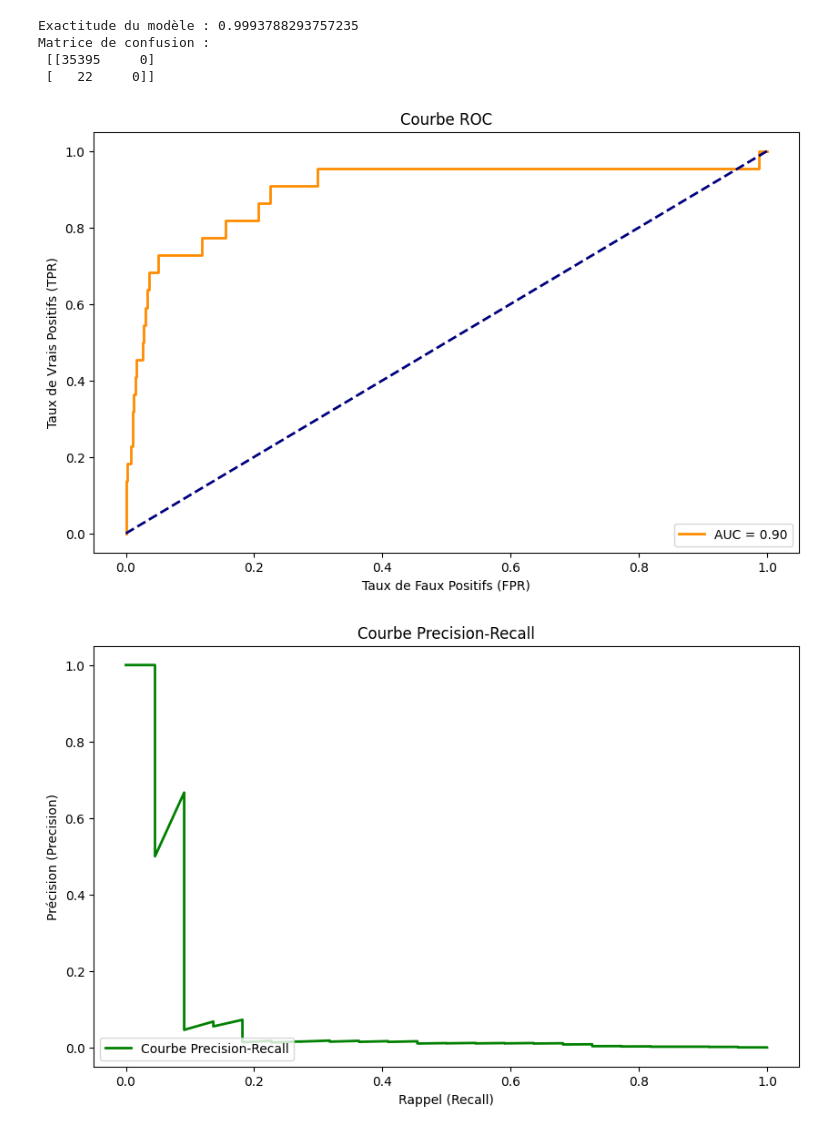
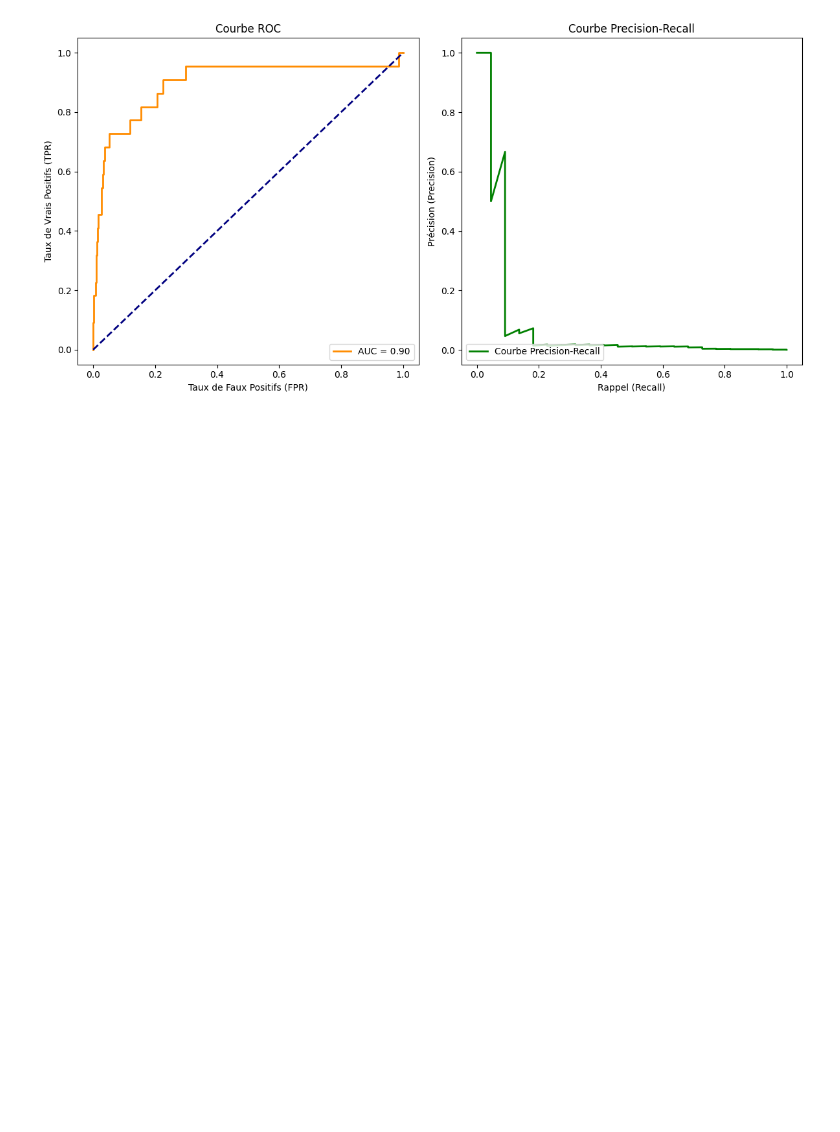
Before and after one commit to Paulin178/Machine-Learning, a Jupyter notebook: Untitled1.ipynb, the cells around one changed output. Cells and saved outputs as stored; diff of their text form; code cells hidden in the pictures; blank space fills up the shorter version.

```diff
--- a/Untitled1.ipynb
+++ b/Untitled1.ipynb
@@ -6,13 +6,10 @@ import pandas as pd
 from sklearn.model_selection import train_test_split
 from sklearn.linear_model import LogisticRegression
 from sklearn.preprocessing import StandardScaler
-from sklearn.metrics import accuracy_score, confusion_matrix, roc_curve, auc
+from sklearn.metrics import accuracy_score, confusion_matrix, roc_curve, auc, precision_recall_curve
 from joblib import dump
-import seaborn as sns
 import matplotlib.pyplot as plt
 from sklearn.preprocessing import LabelEncoder
-
-
 
 # Chargement des données à partir du fichier CSV
 data = pd.read_csv('clear_data.csv')
@@ -21,35 +18,33 @@ data = pd.read_csv('clear_data.csv')
 selected_columns = ['step', 'type', 'amount', 'nameOrig', 'oldbalanceOrg', 'newbalanceOrig',
                     'nameDest', 'oldbalanceDest', 'newbalanceDest', 'isFlaggedFraud', 'isFraud']
 
-#Cette ligne est utilisée pour sélectionner uniquement les colonnes spécifiées
-#dans la liste selected_columns à partir du DataFrame data.
-#Cela permet de filtrer le DataFrame initial et de conserver uniquement les colonnes
-#jugées pertinentes pour l analyse ou la modélisation.
-
+# Cette ligne est utilisée pour sélectionner uniquement les colonnes spécifiées
+# dans la liste selected_columns à partir du DataFrame data.
+# Cela permet de filtrer le DataFrame initial et de conserver uniquement les colonnes
+# jugées pertinentes pour l'analyse ou la modélisation.
 data = data[selected_columns]
 
-#La ligne de code data.dropna(inplace=True) est utilisée pour supprimer les lignes contenant
-#des valeurs manquantes (NaN) du DataFrame data. Cette opération est réalisée de manière inplace,
-#ce qui signifie que le DataFrame original est modifié directement, plutôt que de créer une copie modifiée.
+# La ligne de code data.dropna(inplace=True) est utilisée pour supprimer les lignes contenant
+# des valeurs manquantes (NaN) du DataFrame data. Cette opération est réalisée de manière inplace,
+# ce qui signifie que le DataFrame original est modifié directement, plutôt que de créer une copie modifiée.
 data.dropna(inplace=True)
 
 # Encodage des variables catégorielles avec LabelEncoder
 
-#Cela crée une instance de la classe LabelEncoder de scikit-learn. LabelEncoder est utilisé pour transformer les étiquettes de texte en nombres.
-# Encodage des variables catégorielles avec LabelEncoder
+# Cela crée une instance de la classe LabelEncoder de scikit-learn. LabelEncoder est utilisé pour transformer les étiquettes de texte en nombres.
 label_encoder = LabelEncoder()
-#Cela définit une liste de noms de colonnes dans le DataFrame data qui contiennent des variables catégorielles que nous voulons encoder.
+# Cela définit une liste de noms de colonnes dans le DataFrame data qui contiennent des variables catégorielles que nous voulons encoder.
 categorical_columns = ['type', 'nameOrig', 'nameDest']
-#C'est une boucle qui itère sur chaque nom de colonne dans categorical_columns.
+# C'est une boucle qui itère sur chaque nom de colonne dans categorical_columns.
 for col in categorical_columns:
-# À chaque itération de la boucle, cette ligne de code applique la méthode fit_transform de LabelEncoder à la colonne spécifiée par col dans le DataFrame data. Cette méthode ajuste le transformateur aux données de cette colonne (ajuste le mapping des catégories aux entiers) et transforme les valeurs de la colonne en entiers. Les résultats sont stockés dans la même colonne du DataFrame data.
+    # À chaque itération de la boucle, cette ligne de code applique la méthode fit_transform de LabelEncoder à la colonne spécifiée par col dans le DataFrame data. Cette méthode ajuste le transformateur aux données de cette colonne (ajuste le mapping des catégories aux entiers) et transforme les valeurs de la colonne en entiers. Les résultats sont stockés dans la même colonne du DataFrame data.
     data[col] = label_encoder.fit_transform(data[col])
 
 # Séparation des caractéristiques (X) et de la variable cible (y)
 
-#Cette ligne crée la variable X, qui représente les caractéristiques (features) de nos données. La fonction drop est utilisée pour exclure la colonne 'isFraud' de l'ensemble de données. L'argument axis=1 indique que nous voulons supprimer une colonne (par opposition à une ligne). Ainsi, X contient toutes les colonnes de l'ensemble de données sauf la colonne 'isFraud'.
+# Cette ligne crée la variable X, qui représente les caractéristiques (features) de nos données. La fonction drop est utilisée pour exclure la colonne 'isFraud' de l'ensemble de données. L'argument axis=1 indique que nous voulons supprimer une colonne (par opposition à une ligne). Ainsi, X contient toutes les colonnes de l'ensemble de données sauf la colonne 'isFraud'.
 X = data.drop('isFraud', axis=1)
-#Cette ligne crée la variable y, qui représente la variable cible que nous cherchons à prédire. Ici, 'isFraud' est la colonne que nous voulons prédire. Ainsi, y contient les étiquettes associées à chaque exemple dans notre ensemble de données, indiquant si un exemple est une fraude ou non.
+# Cette ligne crée la variable y, qui représente la variable cible que nous cherchons à prédire. Ici, 'isFraud' est la colonne que nous voulons prédire. Ainsi, y contient les étiquettes associées à chaque exemple dans notre ensemble de données, indiquant si un exemple est une fraude ou non.
 y = data['isFraud']
 
 # Division des données en ensembles d'entraînement et de test
@@ -65,58 +60,41 @@ X_test_scaled = scaler.transform(X_test)
 model = LogisticRegression(max_iter=1000, solver='liblinear')
 
 # Entraînement du modèle sur l'ensemble d'entraînement mis à l'échelle
-# cette ligne de code crée un modèle de régression logistique avec des paramètres spécifiques, notamment un nombre maximum d'itérations de 1000 et l'utilisation du solver 'liblinear'. Ces paramètres sont ajustés en fonction des caractéristiques du jeu de données et des exigences d'optimisation.
+# Cette ligne de code crée un modèle de régression logistique avec des paramètres spécifiques, notamment un nombre maximum d'itérations de 1000 et l'utilisation du solver 'liblinear'. Ces paramètres sont ajustés en fonction des caractéristiques du jeu de données et des exigences d'optimisation.
 model.fit(X_train_scaled, y_train)
-
-# Prédictions sur l'ensemble de test
-# cette ligne de code génère les prédictions du modèle sur l'ensemble de test en utilisant les données de test qui ont été mises à l'échelle. Les prédictions résultantes (y_pred) sont utilisées ultérieurement pour évaluer les performances du modèle.
-y_pred = model.predict(X_test_scaled)
-
-# Calcul de l'exactitude (accuracy) du modèle
-accuracy = accuracy_score(y_test, y_pred)
-print("Exactitude du modèle :", accuracy)
-
-# Matrice de confusion pour évaluer les prédictions
-conf_matrix = confusion_matrix(y_test, y_pred)
-print("Matrice de confusion :\n", conf_matrix)
 
 # Prédictions de probabilité sur l'ensemble de test
 y_prob = model.predict_proba(X_test_scaled)[:, 1]
 
 # Calcul des taux de faux positifs (FPR) et des taux de vrais positifs (TPR)
 fpr, tpr, _ = roc_curve(y_test, y_prob)
 
-# Calcul de l'AUC (Area Under the Curve)
+# Calcul de l'AUC (Area Under the Curve) pour la courbe ROC
 roc_auc = auc(fpr, tpr)
 
 # Affichage de la courbe ROC
-plt.figure(figsize=(10, 6))
+plt.figure(figsize=(12, 6))
+
+plt.subplot(1, 2, 1)
 plt.plot(fpr, tpr, color='darkorange', lw=2, label=f'AUC = {roc_auc:.2f}')
 plt.plot([0, 1], [0, 1], color='navy', lw=2, linestyle='--')
 plt.xlabel('Taux de Faux Positifs (FPR)')
 plt.ylabel('Taux de Vrais Positifs (TPR)')
 plt.title('Courbe ROC')
 plt.legend(loc='lower right')
 
 # Calcul des précisions et des rappels pour la courbe Precision-Recall
 precision, recall, _ = precision_recall_curve(y_test, y_prob)
 
 # Affichage de la courbe Precision-Recall
-plt.figure(figsize=(10, 6))
+plt.subplot(1, 2, 2)
 plt.plot(recall, precision, color='green', lw=2, label='Courbe Precision-Recall')
 plt.xlabel('Rappel (Recall)')
 plt.ylabel('Précision (Precision)')
 plt.title('Courbe Precision-Recall')
 plt.legend(loc='lower left')
+
+plt.tight_layout()
 plt.show()
-
-
-# Sauvegarde du modèle
-#dump(model, 'model.pkl')
 # %% [output]
-Exactitude du modèle : 0.9993788293757235
-Matrice de confusion :
- [[35395     0]
- [   22     0]]
-[figure, old version]
+[figure, new version]
-[figure, removed]
```
